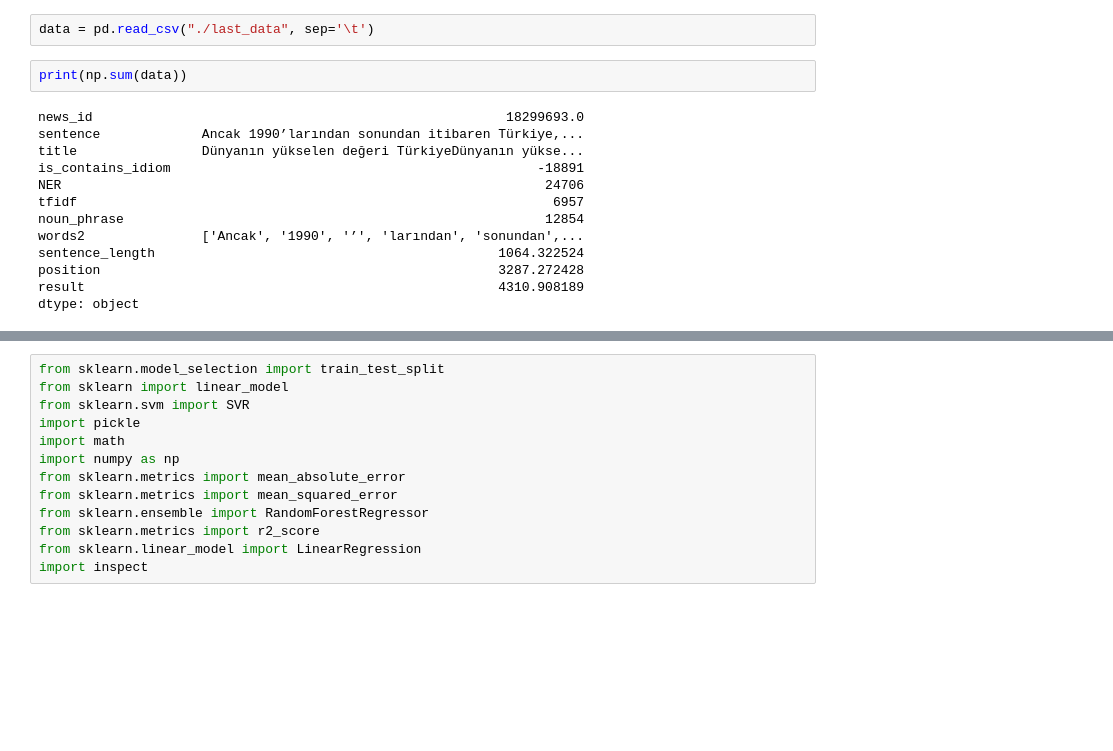
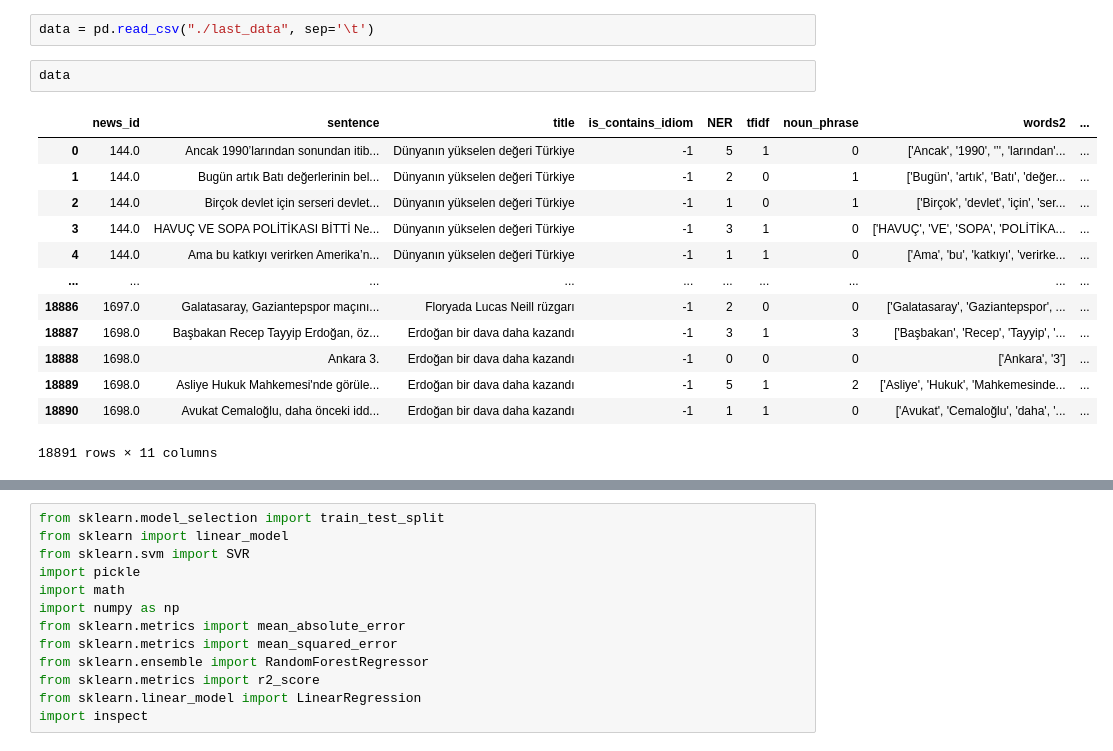
Before and after one commit to gulen-sule/Headline-Generation, a Jupyter notebook: training_ipynb_edited.ipynb, the cells around one changed output, grey strips where cells are left out. Drawn from its saved outputs; the diff is of its cells as text; blank space fills up the shorter version.

```diff
--- a/training_ipynb_edited.ipynb
+++ b/training_ipynb_edited.ipynb
@@ -75,19 +107,20 @@ data.to_csv("last_data",sep="\t",index=False)
 # %%
 data = pd.read_csv("./last_data", sep='\t')
 # %%
-print(np.sum(data))
+data
 # %% [output]
+|  | news_id | sentence | title | is_contains_idiom | NER | tfidf | noun_phrase | words2 | ... |
+| 0 | 144.0 | Ancak 1990’larından sonundan itib... | Dünyanın yükselen değeri Türkiye | -1 | 5 | 1 | 0 | ['Ancak', '1990', '’', 'larından'... | ... |
+| 1 | 144.0 | Bugün artık Batı değerlerinin bel... | Dünyanın yükselen değeri Türkiye | -1 | 2 | 0 | 1 | ['Bugün', 'artık', 'Batı', 'değer... | ... |
+| 2 | 144.0 | Birçok devlet için serseri devlet... | Dünyanın yükselen değeri Türkiye | -1 | 1 | 0 | 1 | ['Birçok', 'devlet', 'için', 'ser... | ... |
+| 3 | 144.0 | HAVUÇ VE SOPA POLİTİKASI BİTTİ Ne... | Dünyanın yükselen değeri Türkiye | -1 | 3 | 1 | 0 | ['HAVUÇ', 'VE', 'SOPA', 'POLİTİKA... | ... |
+| 4 | 144.0 | Ama bu katkıyı verirken Amerika’n... | Dünyanın yükselen değeri Türkiye | -1 | 1 | 1 | 0 | ['Ama', 'bu', 'katkıyı', 'verirke... | ... |
+| ... | ... | ... | ... | ... | ... | ... | ... | ... | ... |
+| 18886 | 1697.0 | Galatasaray, Gaziantepspor maçını... | Floryada Lucas Neill rüzgarı | -1 | 2 | 0 | 0 | ['Galatasaray', 'Gaziantepspor', ... | ... |
+| 18887 | 1698.0 | Başbakan Recep Tayyip Erdoğan, öz... | Erdoğan bir dava daha kazandı | -1 | 3 | 1 | 3 | ['Başbakan', 'Recep', 'Tayyip', '... | ... |
+| 18888 | 1698.0 | Ankara 3. | Erdoğan bir dava daha kazandı | -1 | 0 | 0 | 0 | ['Ankara', '3'] | ... |
+| 18889 | 1698.0 | Asliye Hukuk Mahkemesi'nde görüle... | Erdoğan bir dava daha kazandı | -1 | 5 | 1 | 2 | ['Asliye', 'Hukuk', 'Mahkemesinde... | ... |
+| 18890 | 1698.0 | Avukat Cemaloğlu, daha önceki idd... | Erdoğan bir dava daha kazandı | -1 | 1 | 1 | 0 | ['Avukat', 'Cemaloğlu', 'daha', '... | ... |
-news_id                                                     18299693.0
-sentence             Ancak 1990’larından sonundan itibaren Türkiye,...
-title                Dünyanın yükselen değeri TürkiyeDünyanın yükse...
-is_contains_idiom                                               -18891
-NER                                                              24706
-tfidf                                                             6957
-noun_phrase                                                      12854
-words2               ['Ancak', '1990', '’', 'larından', 'sonundan',...
-sentence_length                                            1064.322524
-position                                                   3287.272428
-result                                                     4310.908189
-dtype: object
+18891 rows × 11 columns
 # %%
 print(len(data))
```
Also changed, not shown: parts of 68 cells of this notebook, 1 other file.
